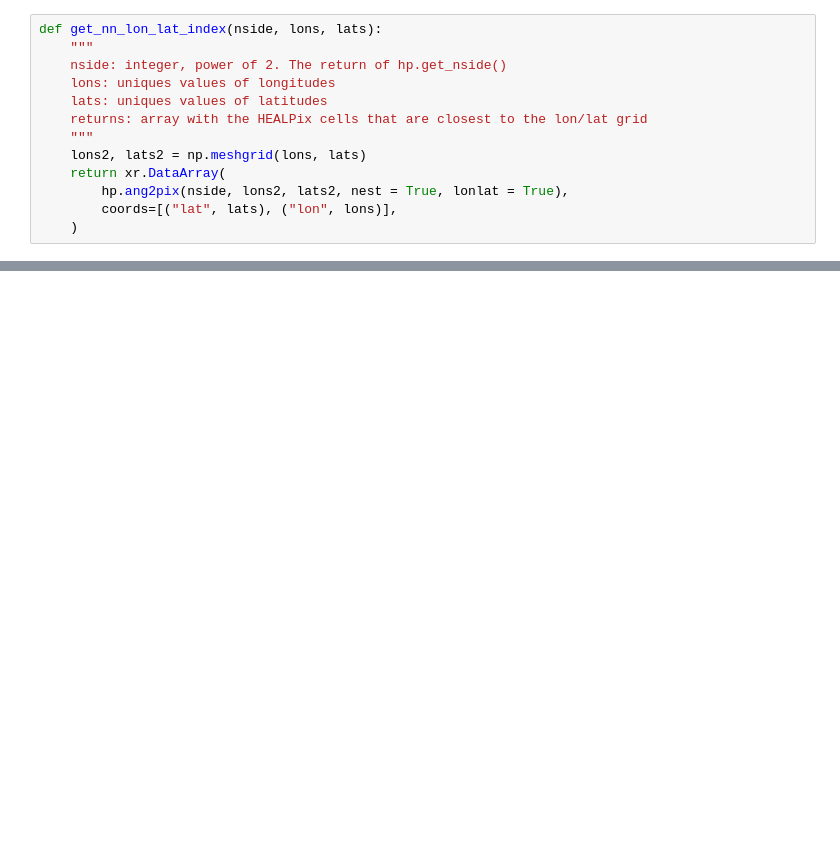
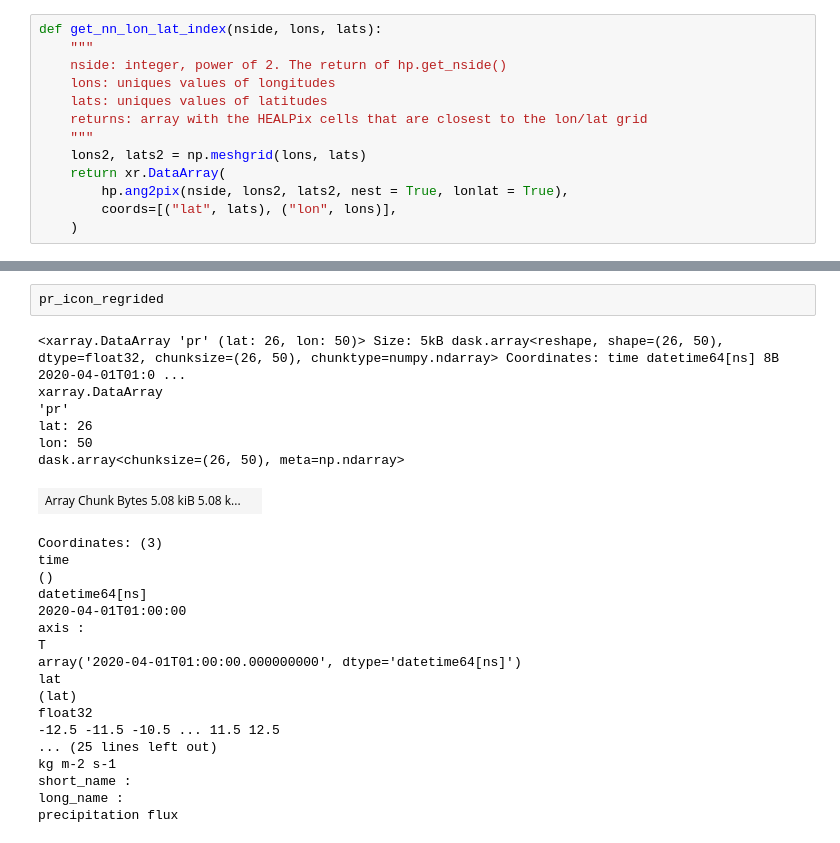
Before and after one commit to 21centuryweather/hk25-AusNode-DOCmeso, a Jupyter notebook: get_metrics/Yinglin/regrid_ICON.ipynb, the cells around one changed output, grey strips where cells are left out. Cells and saved outputs as stored; diff of their text form; blank space fills up the shorter version.

```diff
--- a/get_metrics/Yinglin/regrid_ICON.ipynb
+++ b/get_metrics/Yinglin/regrid_ICON.ipynb
@@ -88,0 +259,27 @@ ax.set_title('Difference icon - imerg, total precipitation 02/2020')
+# %%
+pr_icon_regrided
+# %% [output]
+<xarray.DataArray 'pr' (lat: 26, lon: 50)> Size: 5kB dask.array<reshape, shape=(26, 50), dtype=float32, chunksize=(26, 50), chunktype=numpy.ndarray> Coordinates: time datetime64[ns] 8B 2020-04-01T01:0 ...
+xarray.DataArray
+'pr'
+lat: 26
+lon: 50
+dask.array<chunksize=(26, 50), meta=np.ndarray>
+| Array Chunk Bytes 5.08 kiB 5.08 k... |  |
+Coordinates: (3)
+time
+()
+datetime64[ns]
+2020-04-01T01:00:00
+axis :
+T
+array('2020-04-01T01:00:00.000000000', dtype='datetime64[ns]')
+lat
+(lat)
+float32
+-12.5 -11.5 -10.5 ... 11.5 12.5
+... (25 lines left out)
+kg m-2 s-1
+short_name :
+long_name :
+precipitation flux
```
Also changed, not shown: parts of 15 cells of this notebook, 14 other files.
